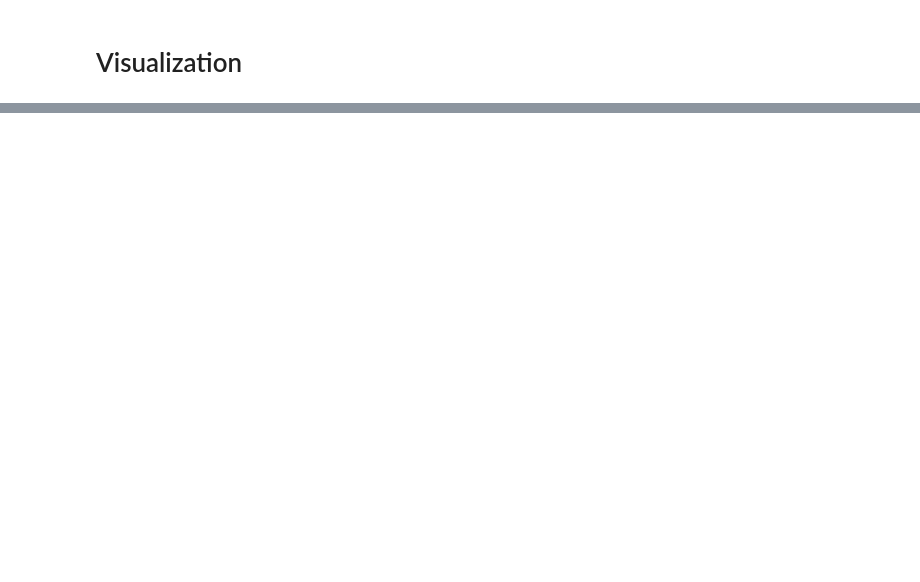
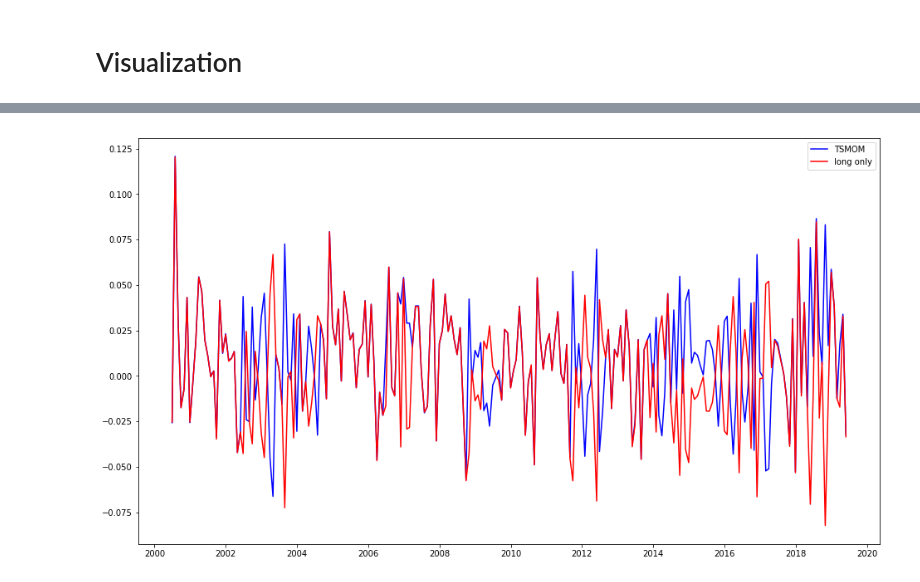
Before and after one commit to turing-usp/Momentum, a Jupyter notebook: tsmom/TSMOM.ipynb, the cells around one changed output, grey strips where cells are left out. Cells and saved outputs as stored; diff of their text form; code cells hidden in the pictures; blank space fills up the shorter version.

```diff
--- a/tsmom/TSMOM.ipynb
+++ b/tsmom/TSMOM.ipynb
@@ -63,0 +86,7 @@ plt.show()
+# %%
+plot_return(
+    total_tsmom,
+    total_long_only
+)
+# %% [output]
+[figure, added]
```
Also changed, not shown: parts of 5 cells of this notebook, 1 other file.
